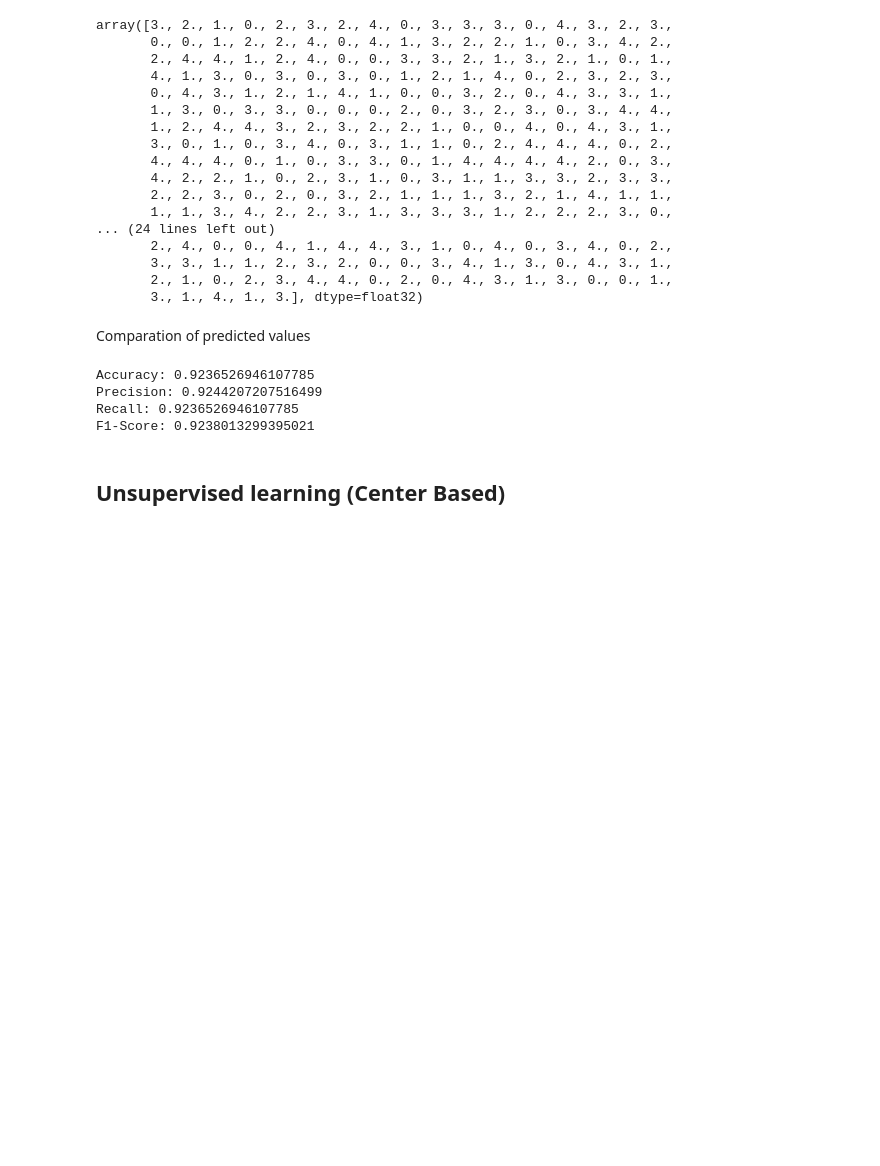
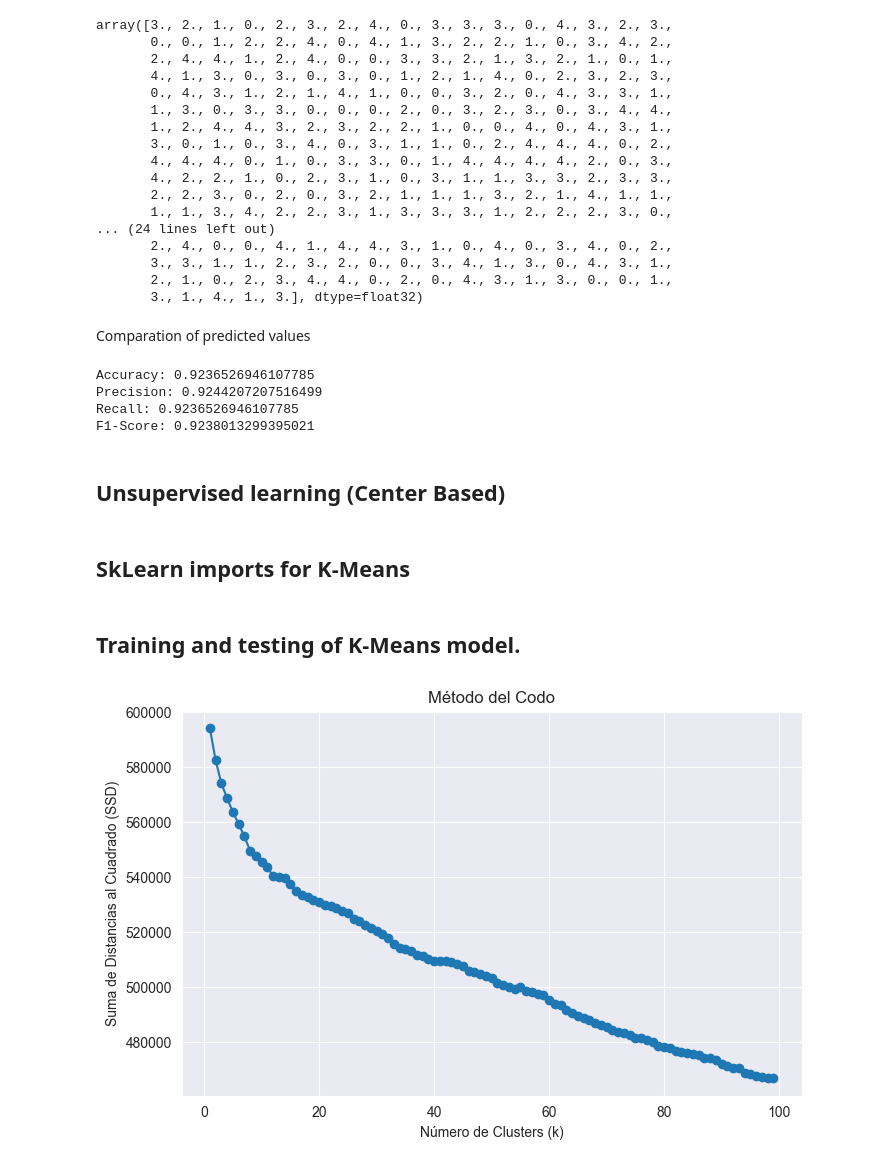
Before and after one commit to NachoCor2007/babc-ia-tp2, a Jupyter notebook: tp2_dataset_analysis_Alimena_Ballesteros_Borda_Correa.ipynb, the cells around one changed output. Drawn from its saved outputs; the diff is of its cells as text; code cells hidden in the pictures; blank space fills up the shorter version.

```diff
--- a/tp2_dataset_analysis_Alimena_Ballesteros_Borda_Correa.ipynb
+++ b/tp2_dataset_analysis_Alimena_Ballesteros_Borda_Correa.ipynb
@@ -555,3 +563,5 @@ Recall: 0.9236526946107785
 F1-Score: 0.9238013299395021
 # %% [markdown]
 ## Unsupervised learning (Center Based)
+# %% [markdown]
+## SkLearn imports for K-Means
@@ -557,0 +570,27 @@ F1-Score: 0.9238013299395021
+# %% [markdown]
+## Training and testing of K-Means model.
+# %%
+from sklearn.preprocessing import StandardScaler
+import matplotlib.pyplot as plt
+
+# Estandarizar los datos
+scaler = StandardScaler()
+X_scaled = scaler.fit_transform(X)
+
+# Entrenar K-Means con los datos estandarizados
+ssd = []
+range_n_clusters = range(1, 100)
+for k in range_n_clusters:
+    kmeans = KMeans(init="k-means++", n_clusters=k, random_state=42)
+    kmeans.fit(X_scaled)
+    ssd.append(kmeans.inertia_)
+
+# Graficar el codo para determinar el número óptimo de clusters
+plt.figure(figsize=(8, 5))
+plt.plot(range_n_clusters, ssd, marker='o')
+plt.title('Método del Codo')
+plt.xlabel('Número de Clusters (k)')
+plt.ylabel('Suma de Distancias al Cuadrado (SSD)')
+plt.show()
+# %% [output]
+[figure, added]
```
Also changed, not shown: parts of 9 cells of this notebook.
